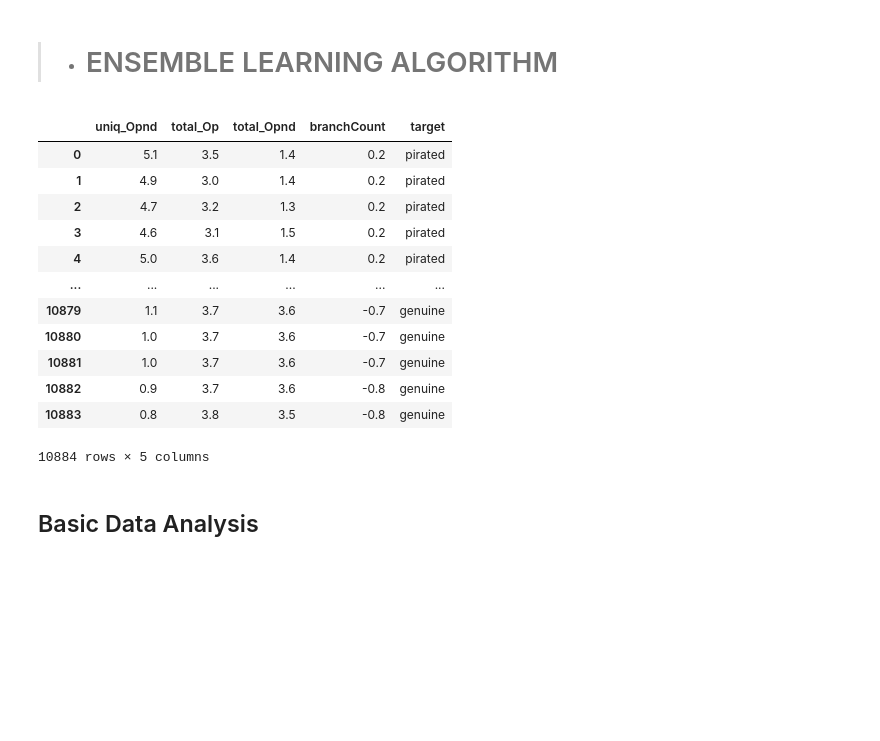
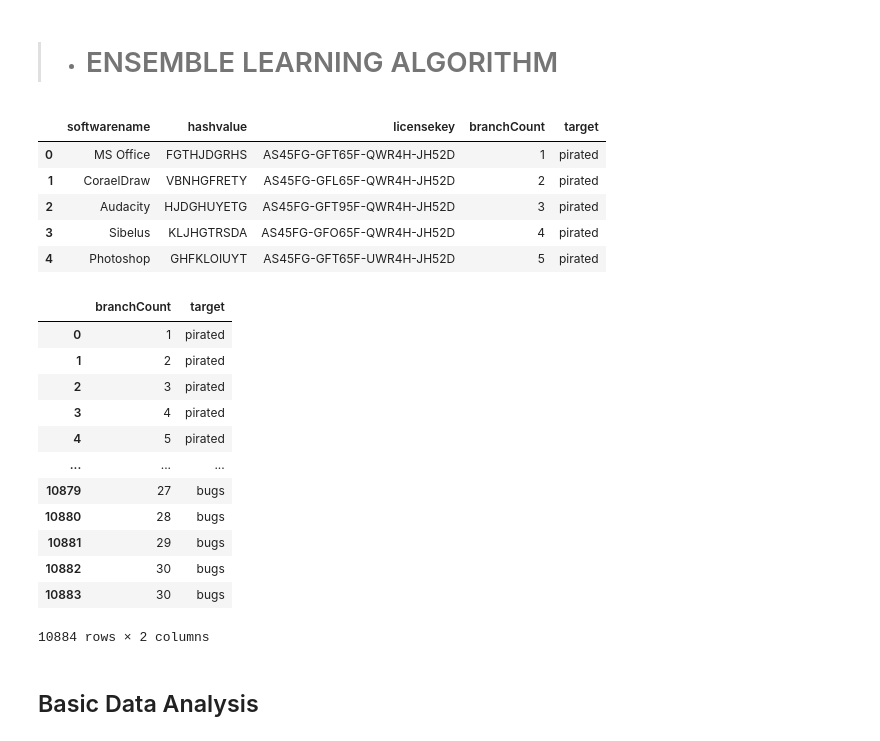
Before and after one commit to Eniekpo/piracy-tracker, a Jupyter notebook: Notebooks/Software-piracy-notebook.ipynb, the cells around one changed output. Cells and saved outputs as stored; diff of their text form; code cells hidden in the pictures; blank space fills up the shorter version.

```diff
--- a/Notebooks/Software-piracy-notebook.ipynb
+++ b/Notebooks/Software-piracy-notebook.ipynb
@@ -685,22 +685,32 @@ from sklearn.model_selection import train_test_split
 # %%
 # Import Data
 
-data = pd.read_csv('Datasets/software.csv')
-data
+df = pd.read_csv('Datasets/test.csv')
+df.head()
 # %% [output]
-|  | uniq_Opnd | total_Op | total_Opnd | branchCount | target |
-| 0 | 5.1 | 3.5 | 1.4 | 0.2 | pirated |
-| 1 | 4.9 | 3.0 | 1.4 | 0.2 | pirated |
-| 2 | 4.7 | 3.2 | 1.3 | 0.2 | pirated |
-| 3 | 4.6 | 3.1 | 1.5 | 0.2 | pirated |
-| 4 | 5.0 | 3.6 | 1.4 | 0.2 | pirated |
-| ... | ... | ... | ... | ... | ... |
-| 10879 | 1.1 | 3.7 | 3.6 | -0.7 | genuine |
-| 10880 | 1.0 | 3.7 | 3.6 | -0.7 | genuine |
-| 10881 | 1.0 | 3.7 | 3.6 | -0.7 | genuine |
-| 10882 | 0.9 | 3.7 | 3.6 | -0.8 | genuine |
-| 10883 | 0.8 | 3.8 | 3.5 | -0.8 | genuine |
+|  | softwarename | hashvalue | licensekey | branchCount | target |
+| 0 | MS Office | FGTHJDGRHS | AS45FG-GFT65F-QWR4H-JH52D | 1 | pirated |
+| 1 | CoraelDraw | VBNHGFRETY | AS45FG-GFL65F-QWR4H-JH52D | 2 | pirated |
+| 2 | Audacity | HJDGHUYETG | AS45FG-GFT95F-QWR4H-JH52D | 3 | pirated |
+| 3 | Sibelus | KLJHGTRSDA | AS45FG-GFO65F-QWR4H-JH52D | 4 | pirated |
+| 4 | Photoshop | GHFKLOIUYT | AS45FG-GFT65F-UWR4H-JH52D | 5 | pirated |
-10884 rows × 5 columns
+# %%
+data = df.drop(columns=['softwarename', 'hashvalue', 'licensekey'])
+data
+# %% [output]
+|  | branchCount | target |
+| 0 | 1 | pirated |
+| 1 | 2 | pirated |
+| 2 | 3 | pirated |
+| 3 | 4 | pirated |
+| 4 | 5 | pirated |
+| ... | ... | ... |
+| 10879 | 27 | bugs |
+| 10880 | 28 | bugs |
+| 10881 | 29 | bugs |
+| 10882 | 30 | bugs |
+| 10883 | 30 | bugs |
+10884 rows × 2 columns
 # %% [markdown]
 ## Basic Data Analysis
 # %%
```
Also changed, not shown: parts of 11 cells of this notebook, 1 other file.
